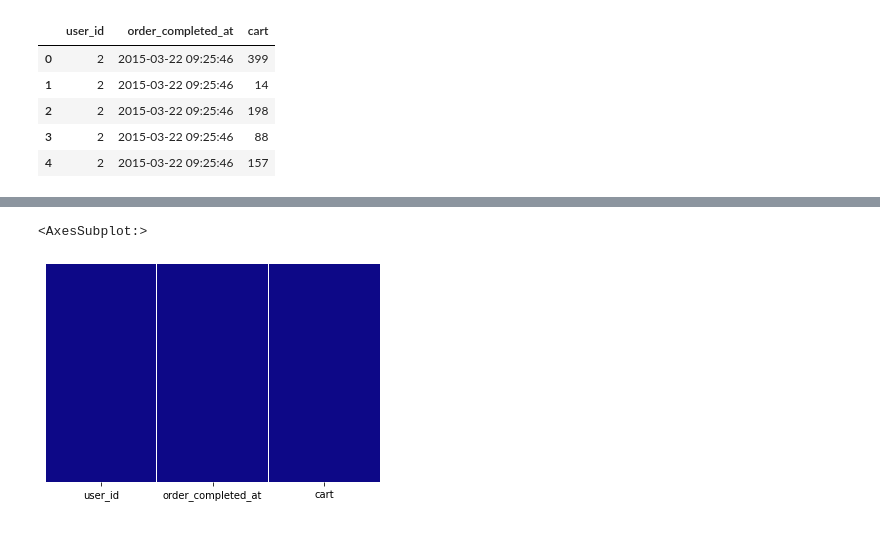
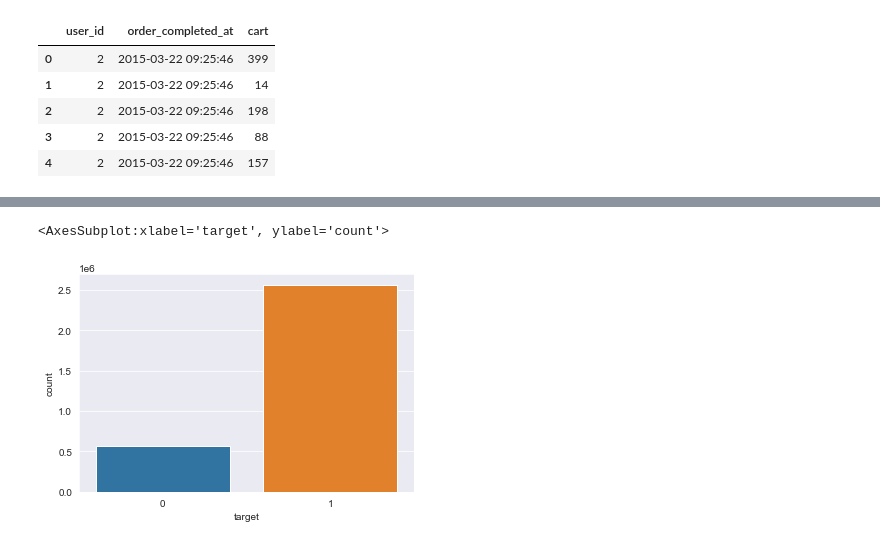
Before and after one commit to Leo-Sun-BMSTU/sbermarket-internship-competition, a Jupyter notebook: sbm_competition.ipynb, the cells around one changed output, grey strips where cells are left out. Saved outputs shown, nothing was run; the diff lists cells and outputs as text; code cells hidden in the pictures.

```diff
--- a/sbm_competition.ipynb
+++ b/sbm_competition.ipynb
@@ -67,5 +83,0 @@ sample.rename(columns={'id':'user_id'}, inplace=True)
-# %%
-sns.heatmap(training_set.isnull(), yticklabels=False, cbar=False, cmap='plasma')
-# %% [output]
-<AxesSubplot:>
-[figure, removed]
@@ -77,0 +84,6 @@ def check(column):
+# %%
+sns.set_style('darkgrid')
+sns.countplot(x='target', data=training_set)
+# %% [output]
+<AxesSubplot:xlabel='target', ylabel='count'>
+[figure, added]
```
Also changed, not shown: parts of 35 cells of this notebook, 1 other file.
